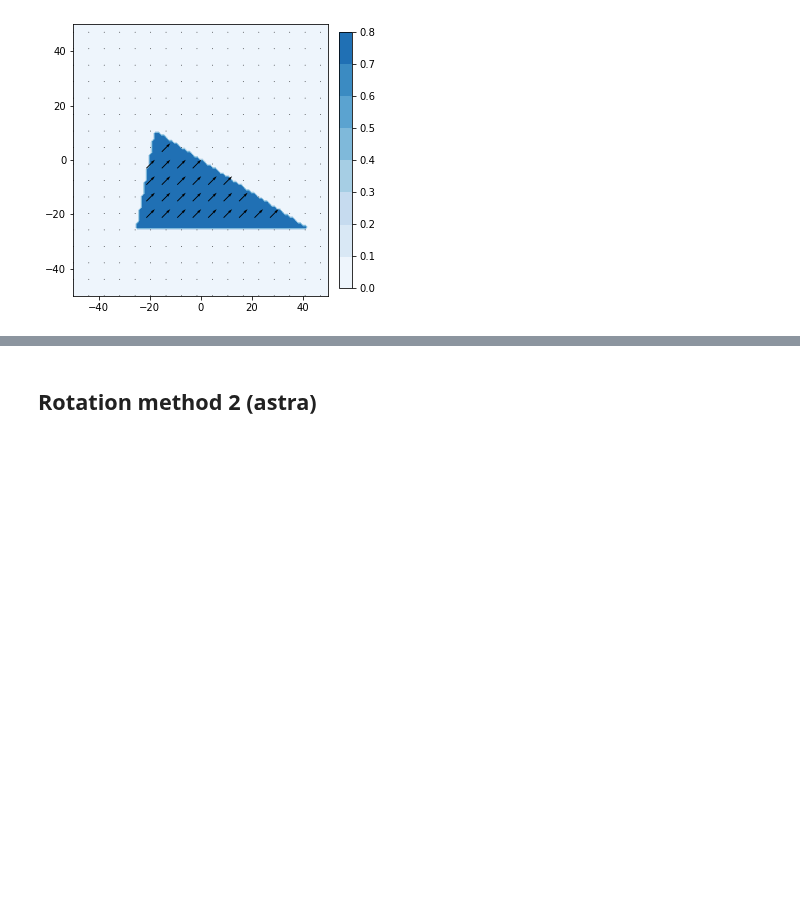
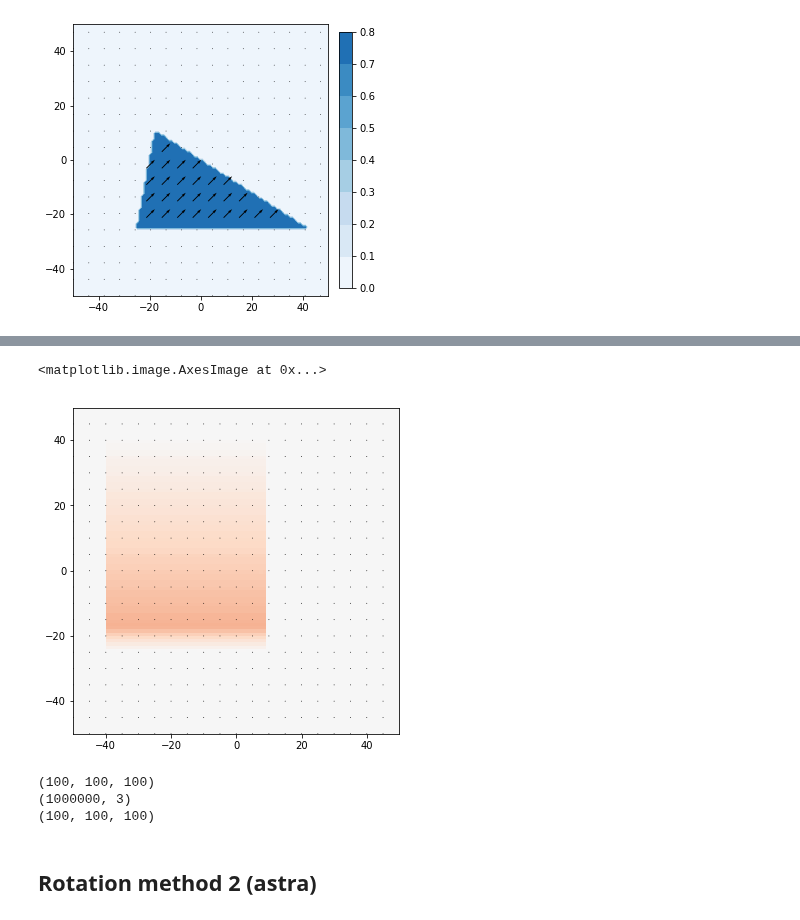
Before and after one commit to grlewis333/phd-work, a Jupyter notebook: holo-sim.ipynb, the cells around one changed output, grey strips where cells are left out. Saved outputs shown, nothing was run; the diff lists cells and outputs as text; code cells hidden in the pictures; blank space fills up the shorter version.

```diff
--- a/holo-sim.ipynb
+++ b/holo-sim.ipynb
@@ -157,7 +157,7 @@ coor_grid = np.array([grid_x, grid_y, grid_z]).T
 #### Create coordinate space
 # %%
 # Generate x,y,z value
-n = 200 # number of nodes in each dimension (nxnxn grid)
+n = 100 # number of nodes in each dimension (nxnxn grid)
 ndet = n
 size_n = 1 # length in nm of each node
 xs = np.linspace(-n * (size_n/2),n * (size_n/2)-size_n,n)
@@ -683,3 +837,23 @@ plt.xlim([-50,50])
+# %%
+x = np.mean(MXr,axis=2)
+y = np.mean(MYr,axis=2)
+s=5
+plt.figure(figsize=(6,6))
+plt.quiver(x_proj[::s,::s],y_proj[::s,::s],x[::s,::s],y[::s,::s],scale=4,pivot='mid')
+plt.imshow(np.flipud(np.mean(MZr,axis=2).T),vmin=-1,vmax=1,cmap='RdBu',extent=(-50,50,-50,50))
+# %% [output]
+<matplotlib.image.AxesImage at 0x...>
+[figure, added]
+# %%
+print(np.shape(MX))
+coor_flat = grid_to_coor(MX,MY,MZ)
+print(np.shape(coor_flat))
+MXr,MYr,MZr = coor_to_grid(coor_flat)
+print(np.shape(MXr))
+# %% [output]
+(100, 100, 100)
+(1000000, 3)
+(100, 100, 100)
 # %% [markdown]
 ## Rotation method 2 (astra)
 # %%
```
Also changed, not shown: parts of 26 cells of this notebook, 3 other files.
